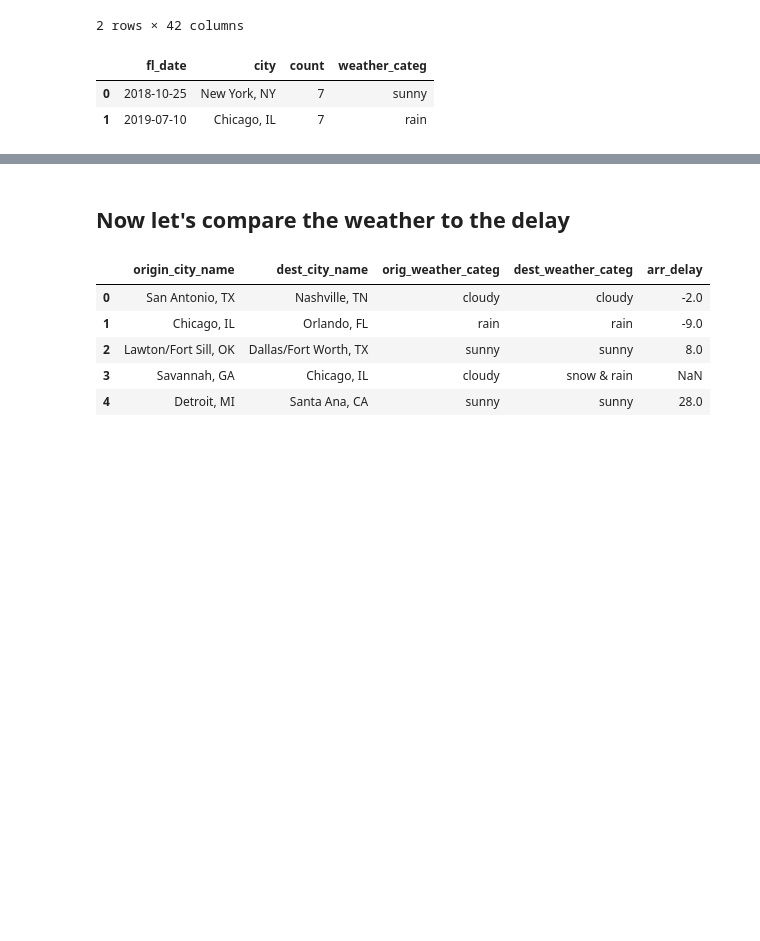
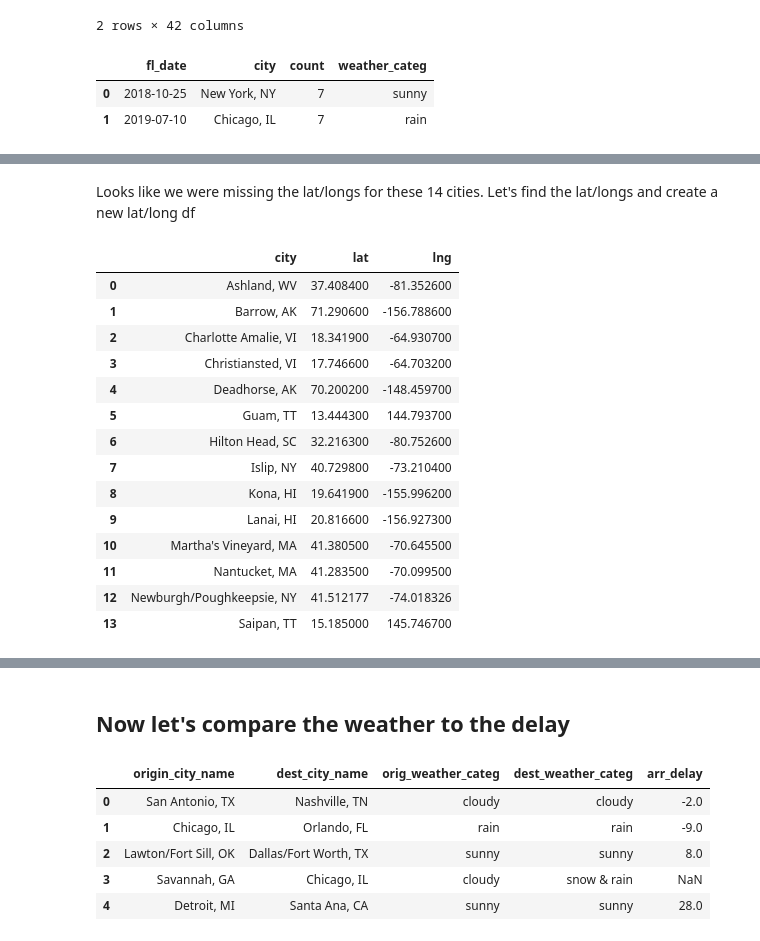
Before and after one commit to BRCanada/Flight-Delay-Prediction, a Jupyter notebook: EDA_Task3.2.ipynb, the cells around one changed output, grey strips where cells are left out. Saved outputs shown, nothing was run; the diff lists cells and outputs as text; code cells hidden in the pictures; blank space fills up the shorter version.

```diff
--- a/EDA_Task3.2.ipynb
+++ b/EDA_Task3.2.ipynb
@@ -360,0 +392,24 @@ city_unique.head(2)
+# %% [markdown]
+Looks like we were missing the lat/longs for these 14 cities. Let's find the lat/longs and create a new lat/long df
+# %%
+latlong_dict = {'city': list(missing_latlong ['city']),
+                'lat': [37.4084, 71.2906, 18.3419, 17.7466, 70.2002, 13.4443, 32.2163, 40.7298, 19.6419, 20.8166, 41.3805, 41.2835, 41.512177, 15.1850],
+                'lng': [-81.3526, -156.7886, -64.9307, -64.7032, -148.4597, 144.7937, -80.7526, -73.2104, -155.9962, -156.9273, -70.6455, -70.0995, -74.018326, 145.7467]}
+extra_latlong = pd.DataFrame(latlong_dict)
+extra_latlong
+# %% [output]
+|  | city | lat | lng |
+| 0 | Ashland, WV | 37.408400 | -81.352600 |
+| 1 | Barrow, AK | 71.290600 | -156.788600 |
+| 2 | Charlotte Amalie, VI | 18.341900 | -64.930700 |
+| 3 | Christiansted, VI | 17.746600 | -64.703200 |
+| 4 | Deadhorse, AK | 70.200200 | -148.459700 |
+| 5 | Guam, TT | 13.444300 | 144.793700 |
+| 6 | Hilton Head, SC | 32.216300 | -80.752600 |
+| 7 | Islip, NY | 40.729800 | -73.210400 |
+| 8 | Kona, HI | 19.641900 | -155.996200 |
+| 9 | Lanai, HI | 20.816600 | -156.927300 |
+| 10 | Martha's Vineyard, MA | 41.380500 | -70.645500 |
+| 11 | Nantucket, MA | 41.283500 | -70.099500 |
+| 12 | Newburgh/Poughkeepsie, NY | 41.512177 | -74.018326 |
+| 13 | Saipan, TT | 15.185000 | 145.746700 |
```
Also changed, not shown: parts of 22 cells of this notebook, 2 other files.
